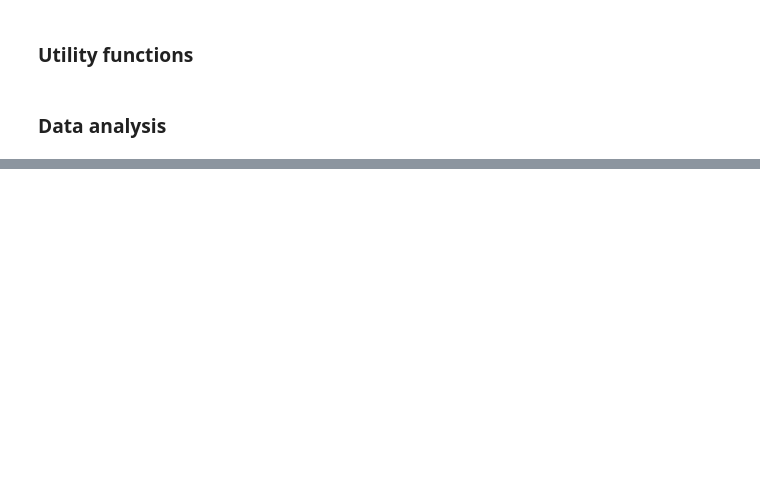
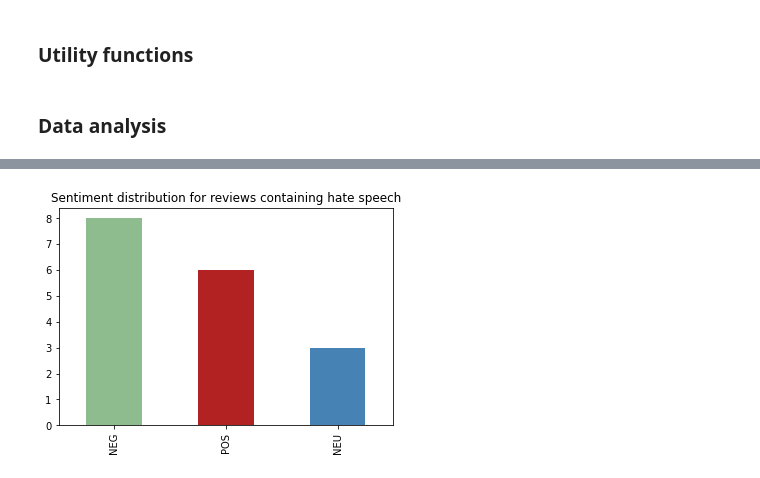
Before and after one commit to UFRJ-Lucas/ARS-ufrj-2024.1, a Jupyter notebook: ARS_reviews_analysis.ipynb, the cells around one changed output, grey strips where cells are left out. Drawn from its saved outputs; the diff is of its cells as text; code cells hidden in the pictures; blank space fills up the shorter version.

```diff
--- a/ARS_reviews_analysis.ipynb
+++ b/ARS_reviews_analysis.ipynb
@@ -112,0 +144,10 @@ generate_wordcloud(negative_texts)
+# %%
+hate_speech_reviews = reviews[reviews['hate_speech'].apply(lambda x: len(x) > 0)]
+
+# get the reviews that contain hate speech and plot the sentiment distribution
+hate_speech_sentiment_counts = hate_speech_reviews['sentiment'].value_counts()
+hate_speech_sentiment_counts.plot(kind='bar', color=[COLORS['green'], COLORS['red'], COLORS['blue']])
+plt.title('Sentiment distribution for reviews containing hate speech')
+plt.show()
+# %% [output]
+[figure, added]
```
Also changed, not shown: parts of 23 cells of this notebook, 1 other file.
